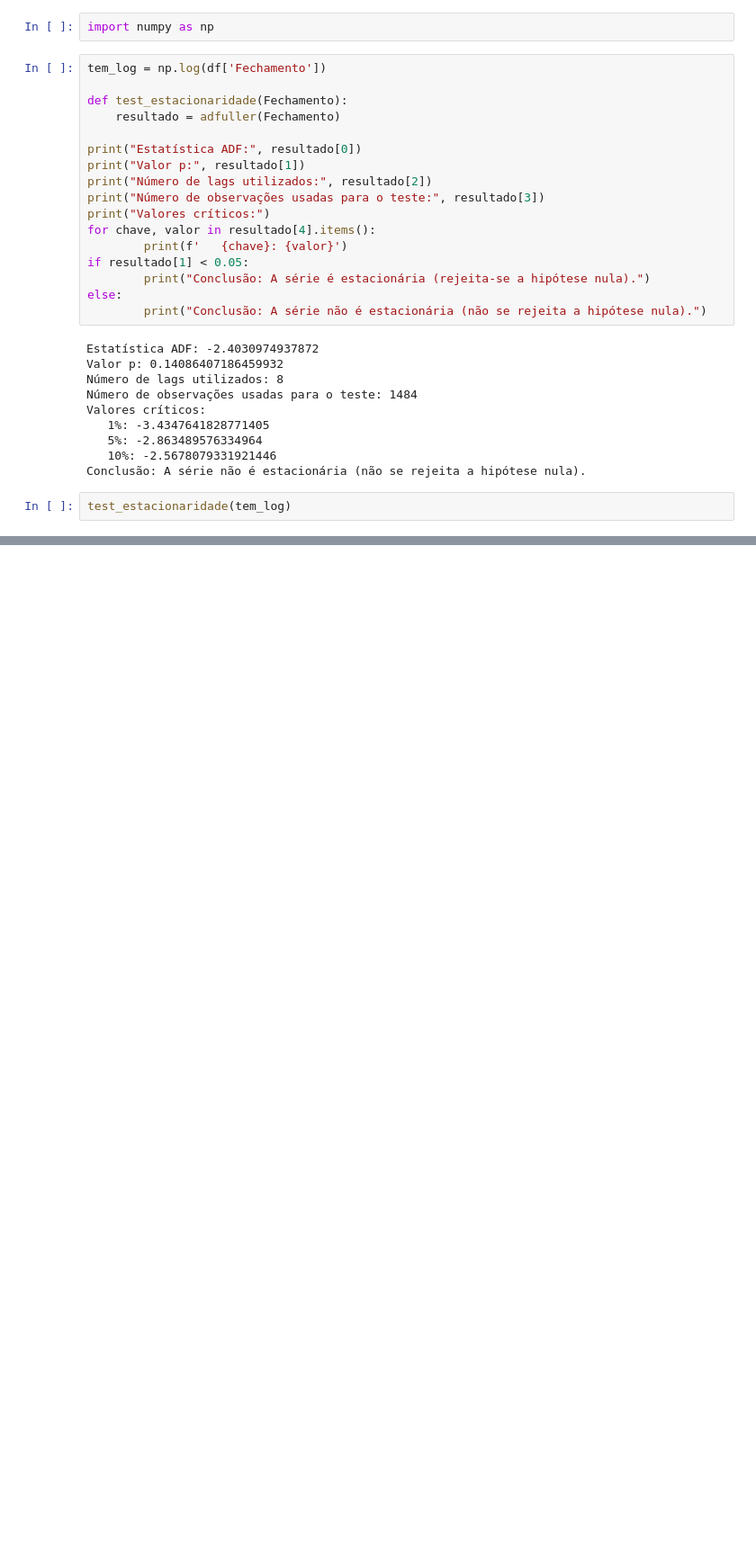
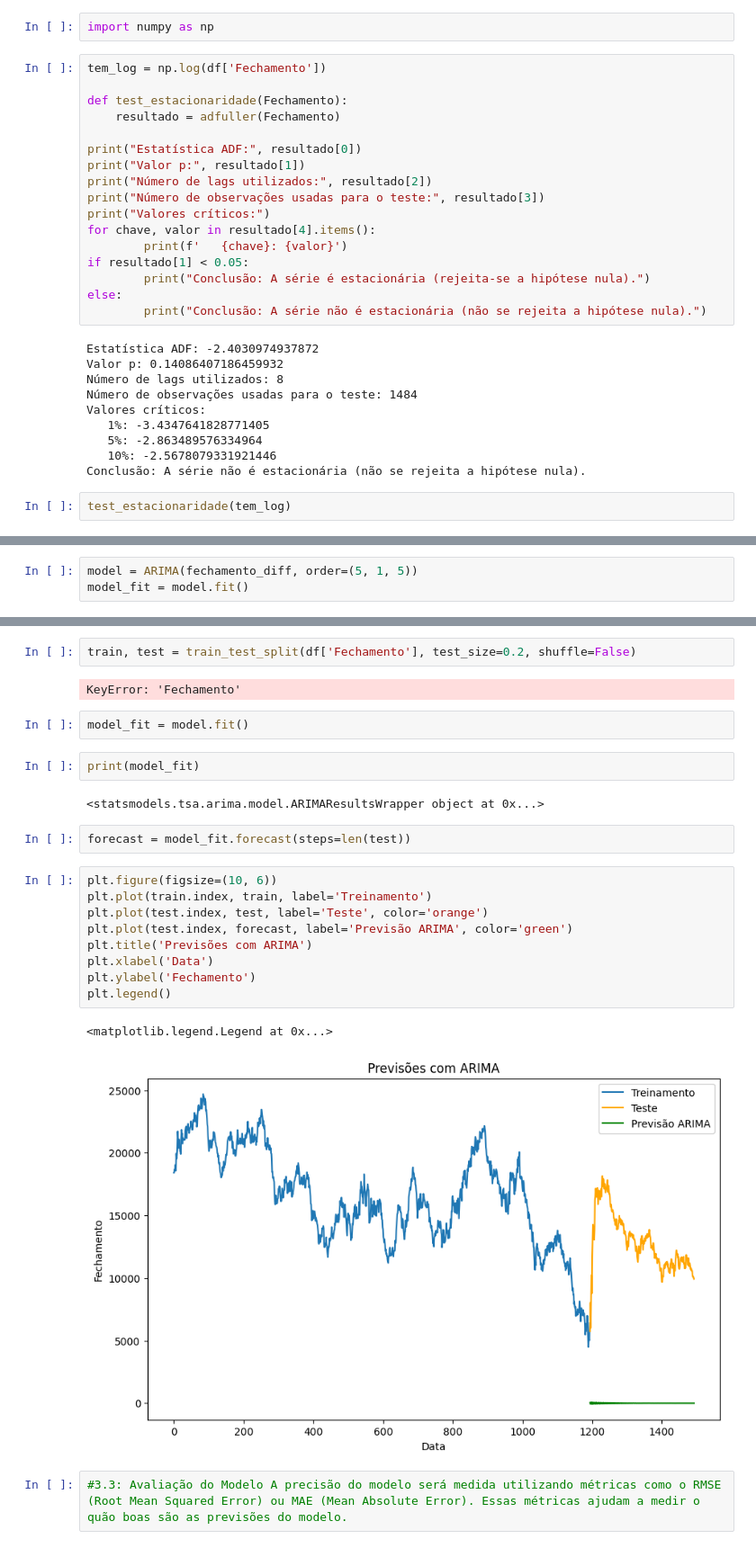
Before and after one commit to SuzanaKstro/Desafio-Fiap, a Jupyter notebook: Untitled24.ipynb, the cells around one changed output, grey strips where cells are left out. Shown at 90% size. Drawn from its saved outputs; the diff is of its cells as text; blank space fills up the shorter version.

```diff
--- a/Untitled24.ipynb
+++ b/Untitled24.ipynb
@@ -400,0 +372,3 @@ test_estacionaridade(tem_log)
+# %%
+model = ARIMA(fechamento_diff, order=(5, 1, 5))
+model_fit = model.fit()
@@ -400,0 +395,26 @@ test_estacionaridade(tem_log)
+# %%
+train, test = train_test_split(df['Fechamento'], test_size=0.2, shuffle=False)
+# %% [output]
+KeyError: 'Fechamento'
+# %%
+model_fit = model.fit()
+# %%
+print(model_fit)
+# %% [output]
+<statsmodels.tsa.arima.model.ARIMAResultsWrapper object at 0x...>
+# %%
+forecast = model_fit.forecast(steps=len(test))
+# %%
+plt.figure(figsize=(10, 6))
+plt.plot(train.index, train, label='Treinamento')
+plt.plot(test.index, test, label='Teste', color='orange')
+plt.plot(test.index, forecast, label='Previsão ARIMA', color='green')
+plt.title('Previsões com ARIMA')
+plt.xlabel('Data')
+plt.ylabel('Fechamento')
+plt.legend()
+# %% [output]
+<matplotlib.legend.Legend at 0x...>
+[figure, added]
+# %%
+#3.3: Avaliação do Modelo A precisão do modelo será medida utilizando métricas como o RMSE (Root Mean Squared Error) ou MAE (Mean Absolute Error). Essas métricas ajudam a medir o quão boas são as previsões do modelo.
```
Also changed, not shown: parts of 32 cells of this notebook.
